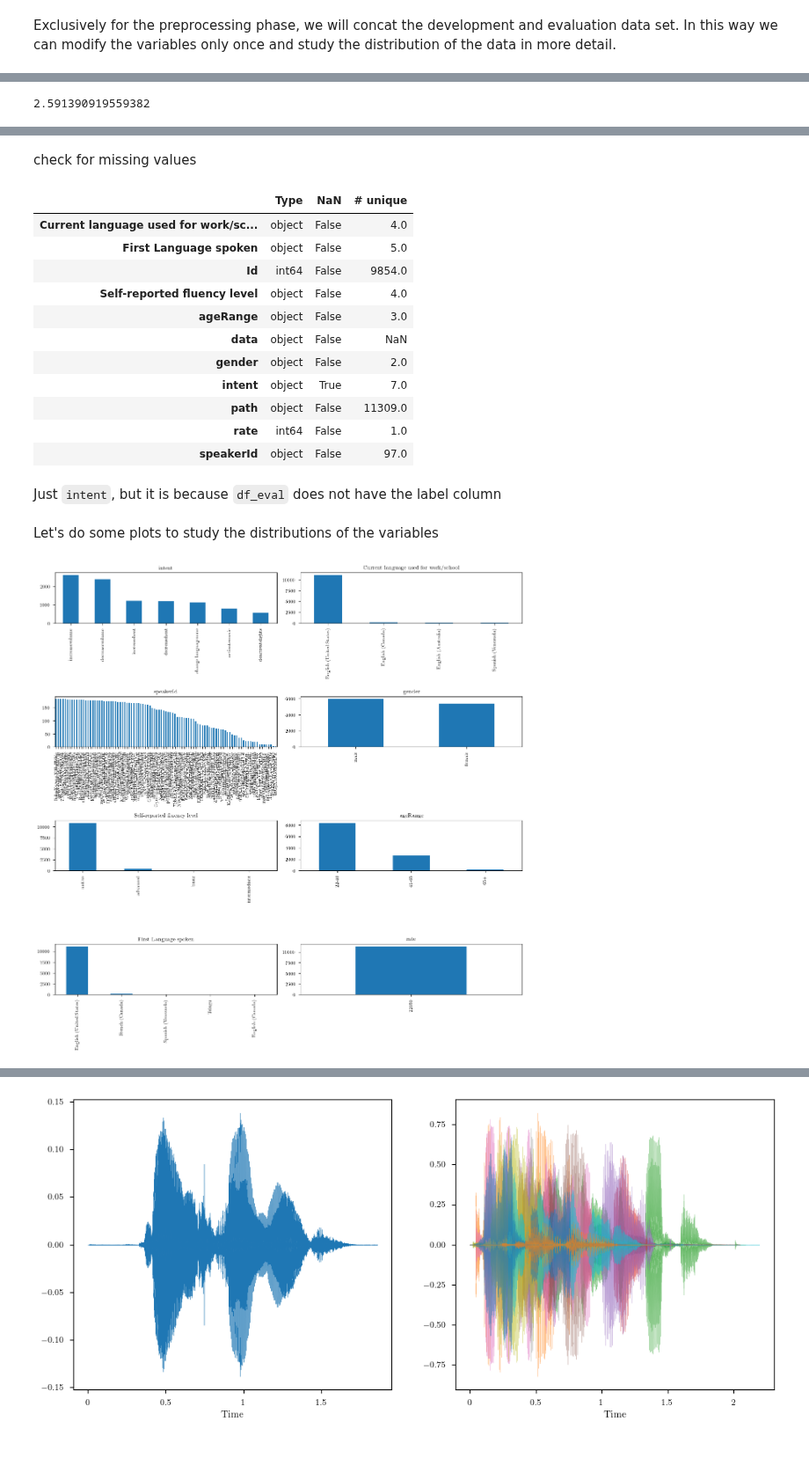
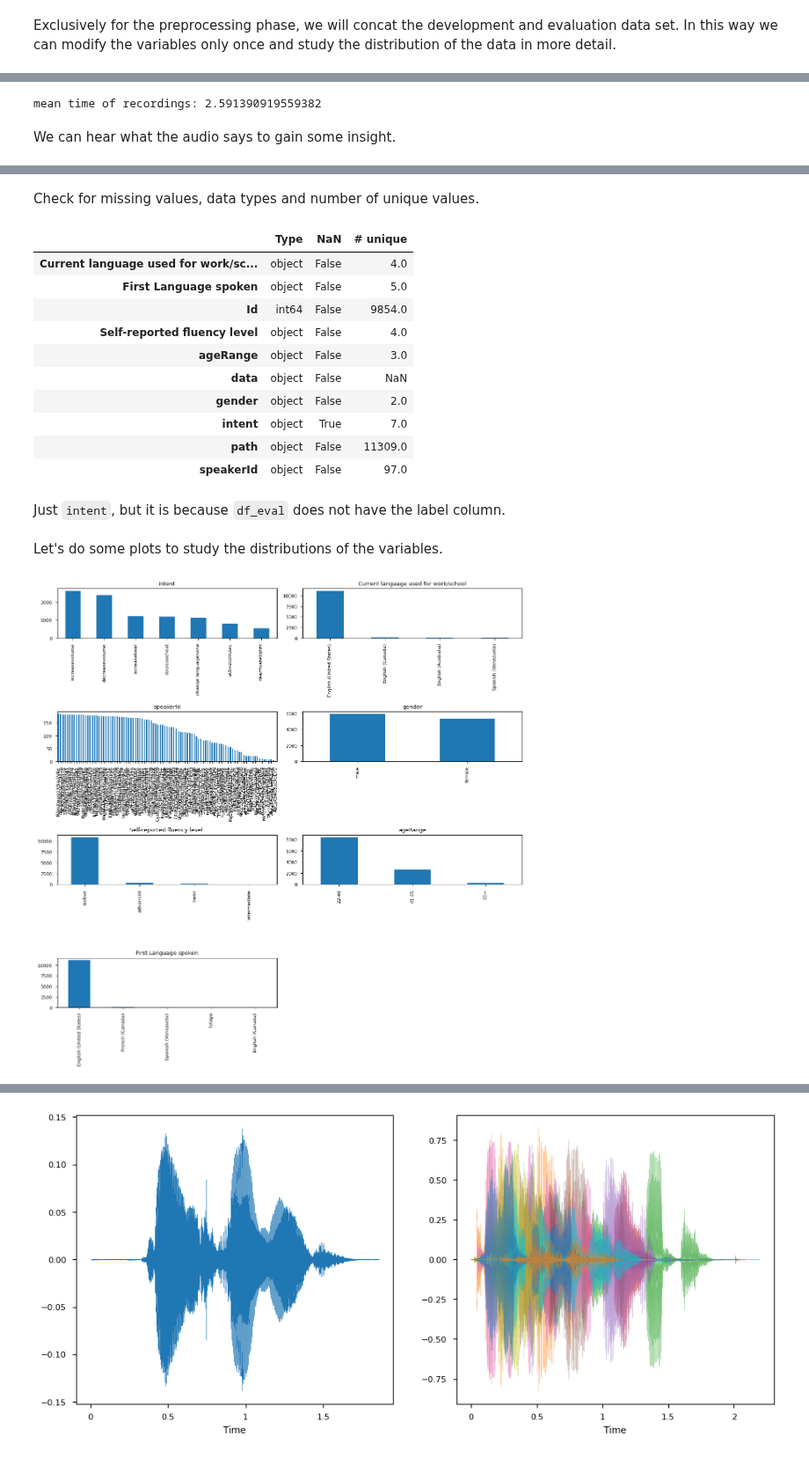
Before and after one commit to Ruglio/DSL-project, a Jupyter notebook: python/code.ipynb, the cells around one changed output, grey strips where cells are left out. Shown at 88% size. Saved outputs shown, nothing was run; the diff lists cells and outputs as text; code cells hidden in the pictures.

```diff
--- a/python/code.ipynb
+++ b/python/code.ipynb
@@ -25,13 +27,10 @@ def load_data(phase, path = os.getcwd()):
 
     df = pd.read_csv(os.path.join(path, data_path))
 
-    rates = []
     datas = []
     for wav_path in df["path"]:
-        audio, sample_rate = librosa.load(os.path.join(path, wav_path), res_type="kaiser_fast")
-        rates.append(sample_rate)
+        audio, _ = librosa.load(os.path.join(path, wav_path), res_type="kaiser_fast")
         datas.append(audio)
-    df["rate"] = rates
     df["data"] = datas
 
     if phase == "dev":
@@ -54,7 +54,10 @@ df_dev.shape, df_eval.shape, df.shape
 # %%
 mean_l = np.mean([len(x) for x in df["data"]])
-mean_l/22050
+mean_s = mean_l/SR
+print(f"mean time of recordings: {mean_s}")
 # %% [output]
-2.591390919559382
+mean time of recordings: 2.591390919559382
+# %% [markdown]
+We can hear what the audio says to gain some insight.
 # %%
 import IPython.display as ipd
@@ -62,7 +65,7 @@ ipd.Audio(df["path"][3])
 # %% [output]
 [interactive output not drawn]
-# %% [markdown]
-check for missing values
+# %% [markdown]
+Check for missing values, data types and number of unique values.
 # %%
 pd.DataFrame({"Type": df.dtypes, "NaN": df.isna().any(axis=0), "# unique": df[df.columns.drop("data")].nunique()})
 # %% [output]
@@ -76,23 +79,23 @@ pd.DataFrame({"Type": df.dtypes, "NaN": df.isna().any(axis=0), "# unique": df[df
 | gender | object | False | 2.0 |
 | intent | object | True | 7.0 |
 | path | object | False | 11309.0 |
-| rate | int64 | False | 1.0 |
 | speakerId | object | False | 97.0 |
 # %% [markdown]
-Just `intent`, but it is because `df_eval` does not have the label column
+Just `intent`, but it is because `df_eval` does not have the label column.
 # %% [markdown]
-Let's do some plots to study the distributions of the variables
+Let's do some plots to study the distributions of the variables.
 # %%
-cols = ["intent", "speakerId", "Self-reported fluency level ", "First Language spoken", "Current language used for work/school", "gender", "ageRange", "rate"]
+cols = ["intent", "speakerId", "Self-reported fluency level ", "First Language spoken", "Current language used for work/school", "gender", "ageRange"]
 fig, ax = plt.subplots(4, 2, figsize=(12, 12))
 for idx, c in enumerate(cols):
     if idx < 4:
         j = 0
     else:
         j = 1
     df[c].value_counts().plot.bar(ax=ax[idx%4][j])
     ax[idx%4][j].set_title(c)
+plt.delaxes(ax[3, 1])
 plt.tight_layout()
 plt.show()
 # %% [output]
-[figure, old version]
+[figure, new version]
```
Also changed, not shown: parts of 78 cells of this notebook, 2 other files.
